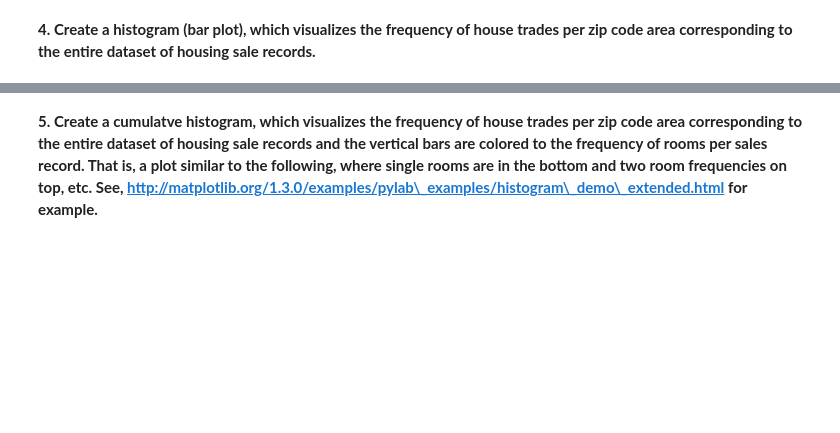
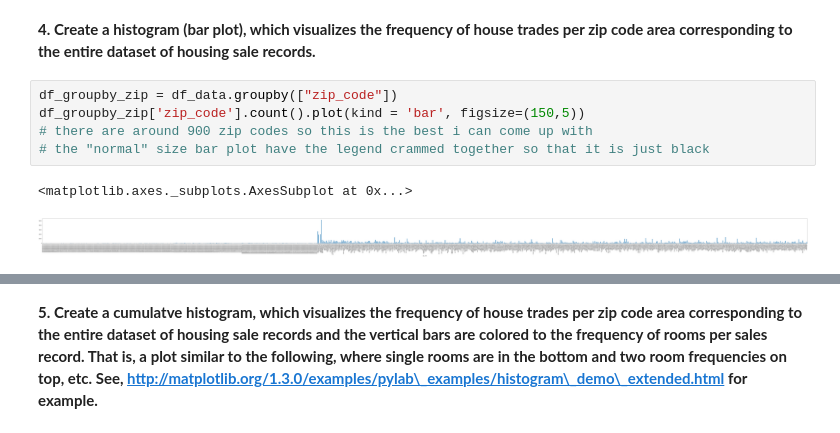
Before and after one commit to Business-Intelligence-Dangerous-Memory/Assignment_3, a Jupyter notebook: Assignment 3 - Data Visualisation.ipynb, the cells around one changed output, grey strips where cells are left out. Saved outputs shown, nothing was run; the diff lists cells and outputs as text; blank space fills up the shorter version.

Commit message:
i have done 4, 5 and made an attempt at 6

```diff
--- a/Assignment 3 - Data Visualisation.ipynb
+++ b/Assignment 3 - Data Visualisation.ipynb
@@ -156,3 +158,11 @@ The plot above might indicate that the price per square meter of a location is r
 **The closer the distance, the higher the price.**
 # %% [markdown]
 **4. Create a histogram (bar plot), which visualizes the frequency of house trades per zip code area corresponding to the entire dataset of housing sale records.**
+# %%
+df_groupby_zip = df_data.groupby(["zip_code"])
+df_groupby_zip['zip_code'].count().plot(kind = 'bar', figsize=(150,5))
+# there are around 900 zip codes so this is the best i can come up with
+# the "normal" size bar plot have the legend crammed together so that it is just black
+# %% [output]
+<matplotlib.axes._subplots.AxesSubplot at 0x...>
+[figure, added]
```
Also changed, not shown: parts of 9 cells of this notebook.
